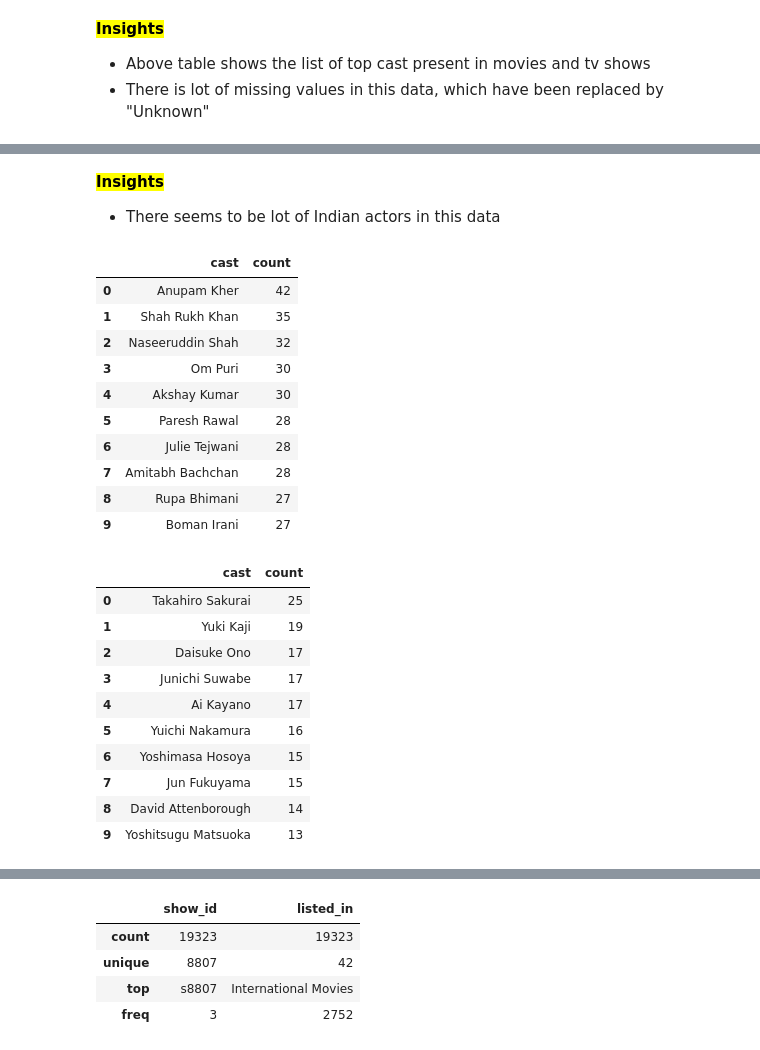
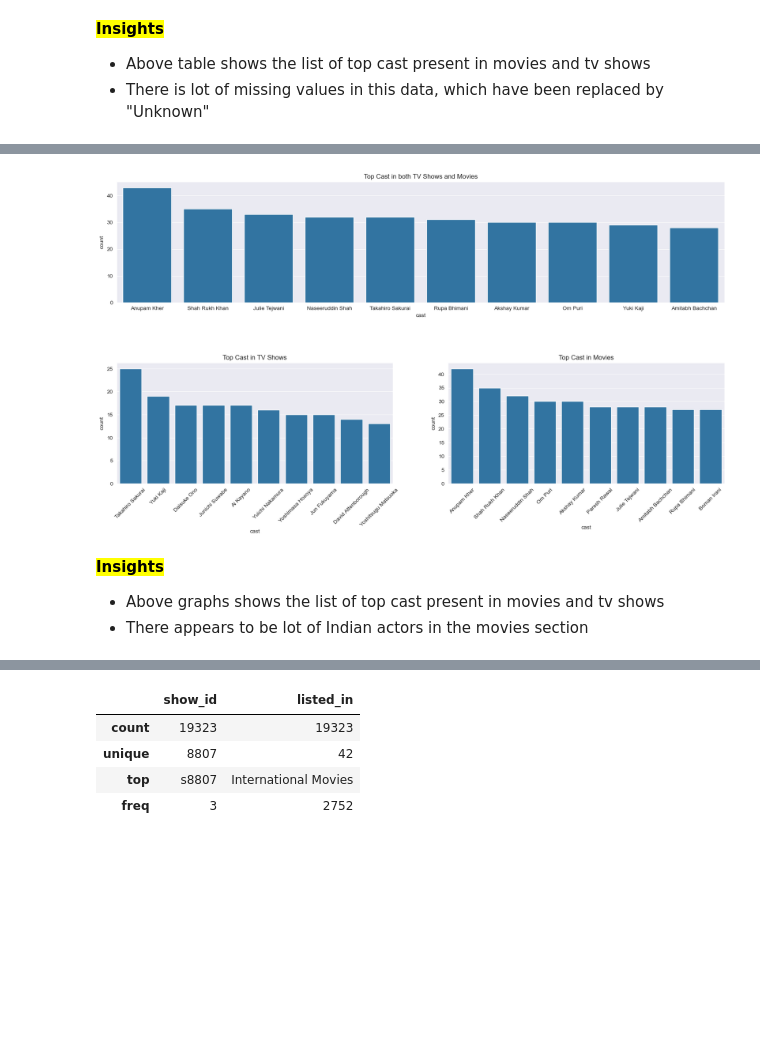
Before and after one commit to gautamnaik1994/NetflixDataAnalysisCaseStudy, a Jupyter notebook: CaseStudy.ipynb, the cells around one changed output, grey strips where cells are left out. Drawn from its saved outputs; the diff is of its cells as text; code cells hidden in the pictures; blank space fills up the shorter version.

```diff
--- a/CaseStudy.ipynb
+++ b/CaseStudy.ipynb
@@ -567,6 +585,6 @@ merge_df.head()
 | 3 | s2 | TV Show | Blood & Water | 2021-09-24 | 2021 | TV-MA | 2 | 2021-09 | ... |
 | 4 | s2 | TV Show | Blood & Water | 2021-09-24 | 2021 | TV-MA | 2 | 2021-09 | ... |
 # %%
-cdf = cast_df["cast"].value_counts()[:11]
+cdf = cast_df["cast"].value_counts()[:11].reset_index()
 cdf
 # %% [output]
@@ -601,32 +649,27 @@ plt.title("Top Cast");
+# %%
+fig = plt.figure(figsize=(20, 10))
+gs = gridspec.GridSpec(2, 2, width_ratios=[1, 1], hspace=0.5)
+
+
+ax1 = plt.subplot(gs[0, :])
+sns.barplot(data=cdf, x="cast", y="count", ax=ax1)
+# ax1.tick_params(axis='x', labelrotation=45)
+ax1.set_title("Top Cast in both TV Shows and Movies")
+
+ax2 = plt.subplot(gs[1, 0])
+sns.barplot(data=tdf, x="cast", y="count", ax=ax2)
+ax2.tick_params(axis='x', labelrotation=45)
+ax2.set_title("Top Cast in TV Shows")
+
+
+ax3 = plt.subplot(gs[1, 1])
+sns.barplot(data=mdf, x="cast", y="count", ax=ax3)
+ax3.set_title("Top Cast in Movies")
+ax3.tick_params(axis='x', labelrotation=45);
+# %% [output]
+[figure, added]
 # %% [markdown]
 **<mark>Insights</mark>**
 
-- There seems to be lot of Indian actors in this data
+- Above graphs shows the list of top cast present in movies and tv shows
+- There appears to be lot of Indian actors in the movies section
-# %%
-mdf=merge_df.loc[merge_df["type"]=="Movie"]["cast"].value_counts()[1:11].reset_index()
-tdf=merge_df.loc[merge_df["type"]=="TV Show"]["cast"].value_counts()[1:11].reset_index()
-mdf
-tdf
-# %% [output]
-|  | cast | count |
-| 0 | Anupam Kher | 42 |
-| 1 | Shah Rukh Khan | 35 |
-| 2 | Naseeruddin Shah | 32 |
-| 3 | Om Puri | 30 |
-| 4 | Akshay Kumar | 30 |
-| 5 | Paresh Rawal | 28 |
-| 6 | Julie Tejwani | 28 |
-| 7 | Amitabh Bachchan | 28 |
-| 8 | Rupa Bhimani | 27 |
-| 9 | Boman Irani | 27 |
-|  | cast | count |
-| 0 | Takahiro Sakurai | 25 |
-| 1 | Yuki Kaji | 19 |
-| 2 | Daisuke Ono | 17 |
-| 3 | Junichi Suwabe | 17 |
-| 4 | Ai Kayano | 17 |
-| 5 | Yuichi Nakamura | 16 |
-| 6 | Yoshimasa Hosoya | 15 |
-| 7 | Jun Fukuyama | 15 |
-| 8 | David Attenborough | 14 |
-| 9 | Yoshitsugu Matsuoka | 13 |
```
Also changed, not shown: parts of 35 cells of this notebook, 2 other files.
